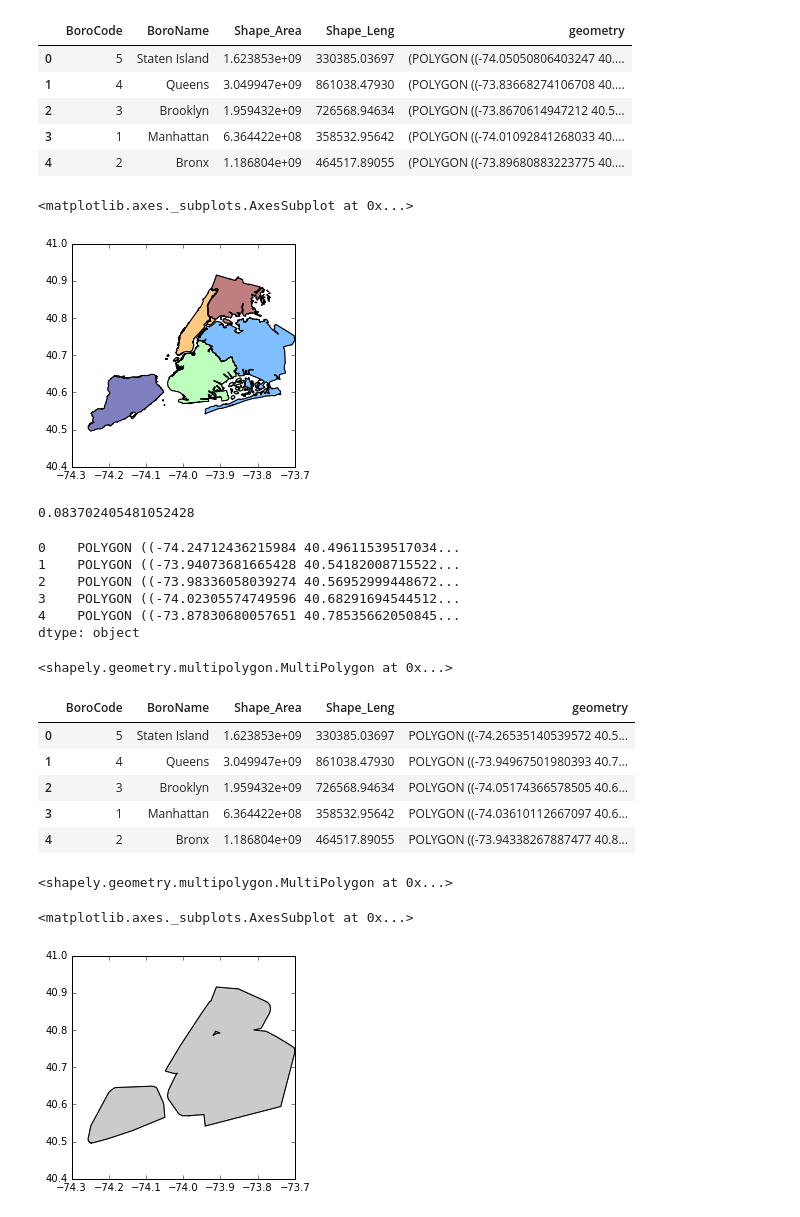
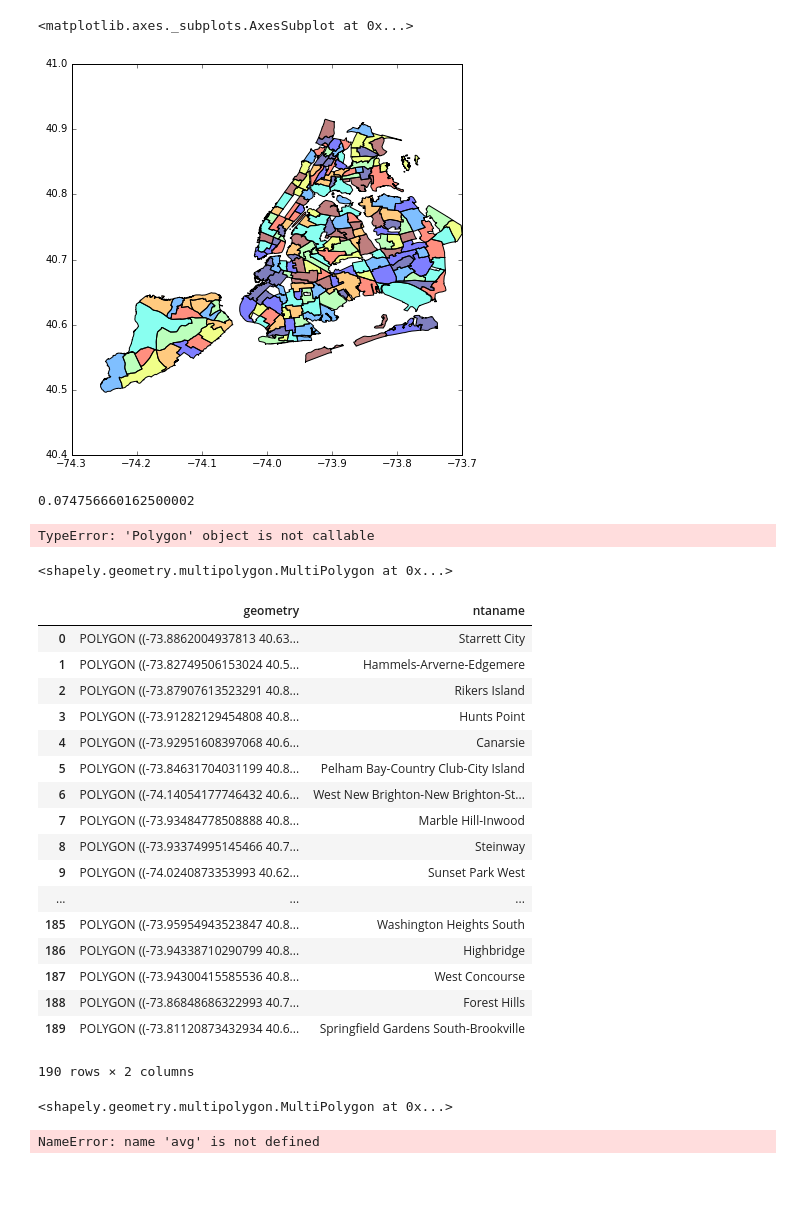
Before and after one commit to cjallow/DataScience-Project, a Jupyter notebook: geopandas.ipynb, the cells around one changed output. Drawn from its saved outputs; the diff is of its cells as text; code cells hidden in the pictures; blank space fills up the shorter version.

```diff
--- a/geopandas.ipynb
+++ b/geopandas.ipynb
@@ -7,4 +7,7 @@ from sjoin import sjoin
 # %%
 ### GET BOROUGH GEOJSON FILE FROM:
 ### https://github.com/dwillis/nyc-maps/raw/master/boroughs.geojson
-bb = gpd.read_file('boroughs.geojson')
+bb = gpd.read_file('neighborhoods.geojson')
+#ng = gpd.read_file('neighborhoods.geojson')
+#gpd.
+bb.geometry
@@ -11,30 +32,16 @@ bb = gpd.read_file('boroughs.geojson')
-# %%
-bb
-# %% [output]
-|  | BoroCode | BoroName | Shape_Area | Shape_Leng | geometry |
-| 0 | 5 | Staten Island | 1.623853e+09 | 330385.03697 | (POLYGON ((-74.05050806403247 40.... |
-| 1 | 4 | Queens | 3.049947e+09 | 861038.47930 | (POLYGON ((-73.83668274106708 40.... |
-| 2 | 3 | Brooklyn | 1.959432e+09 | 726568.94634 | (POLYGON ((-73.8670614947212 40.5... |
-| 3 | 1 | Manhattan | 6.364422e+08 | 358532.95642 | (POLYGON ((-74.01092841268033 40.... |
-| 4 | 2 | Bronx | 1.186804e+09 | 464517.89055 | (POLYGON ((-73.89680883223775 40.... |
 # %%
-bb.plot()
+bb.plot(figsize=(14,7))
 # %% [output]
 <matplotlib.axes._subplots.AxesSubplot at 0x...>
-[figure, old version]
+[figure, new version]
 # %%
 sum(bb.area)
 # %% [output]
-0.083702405481052428
+0.074756660162500002
 # %%
-bb.geometry.convex_hull
+bb.geometry.convex_hull[1].convex_hull()
 # %% [output]
-0    POLYGON ((-74.24712436215984 40.49611539517034...
-1    POLYGON ((-73.94073681665428 40.54182008715522...
-2    POLYGON ((-73.98336058039274 40.56952999448672...
-3    POLYGON ((-74.02305574749596 40.68291694544512...
-4    POLYGON ((-73.87830680057651 40.78535662050845...
-dtype: object
+TypeError: 'Polygon' object is not callable
 # %%
 ops.unary_union(bb.geometry.convex_hull)
 # %% [output]
@@ -42,21 +49,32 @@ ops.unary_union(bb.geometry.convex_hull)
 # %%
 bb.set_geometry(bb.geometry.buffer(0.01))
 # %% [output]
-|  | BoroCode | BoroName | Shape_Area | Shape_Leng | geometry |
-| 0 | 5 | Staten Island | 1.623853e+09 | 330385.03697 | POLYGON ((-74.26535140539572 40.5... |
-| 1 | 4 | Queens | 3.049947e+09 | 861038.47930 | POLYGON ((-73.94967501980393 40.7... |
-| 2 | 3 | Brooklyn | 1.959432e+09 | 726568.94634 | POLYGON ((-74.05174366578505 40.6... |
-| 3 | 1 | Manhattan | 6.364422e+08 | 358532.95642 | POLYGON ((-74.03610112667097 40.6... |
-| 4 | 2 | Bronx | 1.186804e+09 | 464517.89055 | POLYGON ((-73.94338267887477 40.8... |
+|  | geometry | ntaname |
+| 0 | POLYGON ((-73.8862004937813 40.63... | Starrett City |
+| 1 | POLYGON ((-73.82749506153024 40.5... | Hammels-Arverne-Edgemere |
+| 2 | POLYGON ((-73.87907613523291 40.8... | Rikers Island |
+| 3 | POLYGON ((-73.91282129454808 40.8... | Hunts Point |
+| 4 | POLYGON ((-73.92951608397068 40.6... | Canarsie |
+| 5 | POLYGON ((-73.84631704031199 40.8... | Pelham Bay-Country Club-City Island |
+| 6 | POLYGON ((-74.14054177746432 40.6... | West New Brighton-New Brighton-St... |
+| 7 | POLYGON ((-73.93484778508888 40.8... | Marble Hill-Inwood |
+| 8 | POLYGON ((-73.93374995145466 40.7... | Steinway |
+| 9 | POLYGON ((-74.0240873353993 40.62... | Sunset Park West |
+| ... | ... | ... |
+| 185 | POLYGON ((-73.95954943523847 40.8... | Washington Heights South |
+| 186 | POLYGON ((-73.94338710290799 40.8... | Highbridge |
+| 187 | POLYGON ((-73.94300415585536 40.8... | West Concourse |
+| 188 | POLYGON ((-73.86848686322993 40.7... | Forest Hills |
+| 189 | POLYGON ((-73.81120873432934 40.6... | Springfield Gardens South-Brookville |
+190 rows × 2 columns
 # %%
 bb.geometry[3]
 # %% [output]
 <shapely.geometry.multipolygon.MultiPolygon at 0x...>
 # %%
-gpd.GeoSeries(avg).plot()
+#gpd.GeoSeries(avg).plot()
 # %% [output]
-<matplotlib.axes._subplots.AxesSubplot at 0x...>
+NameError: name 'avg' is not defined
-[figure, removed]
 # %%
 avg = avg.convex_hull
 gpd.GeoSeries(avg).plot()
```
Also changed, not shown: parts of 8 cells of this notebook, 1 other file.
